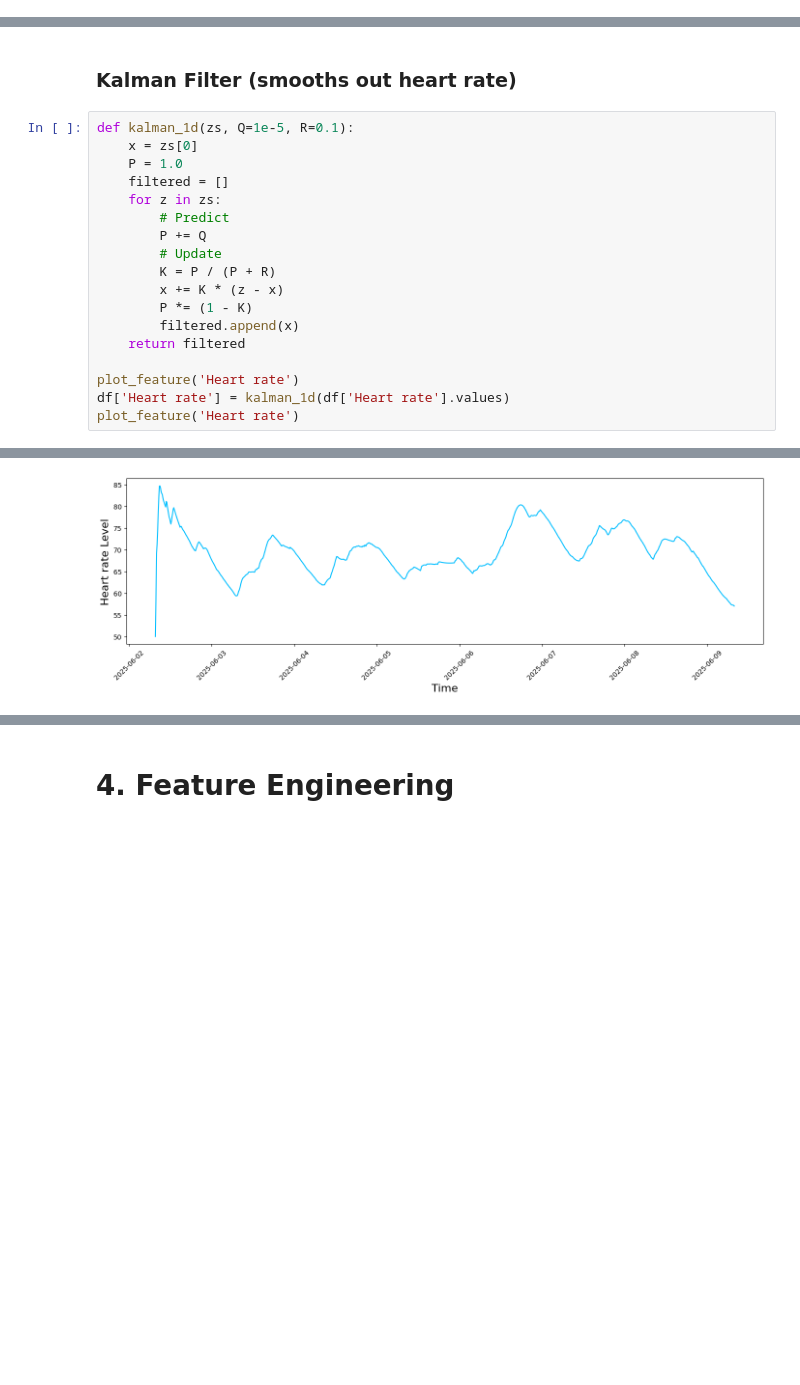
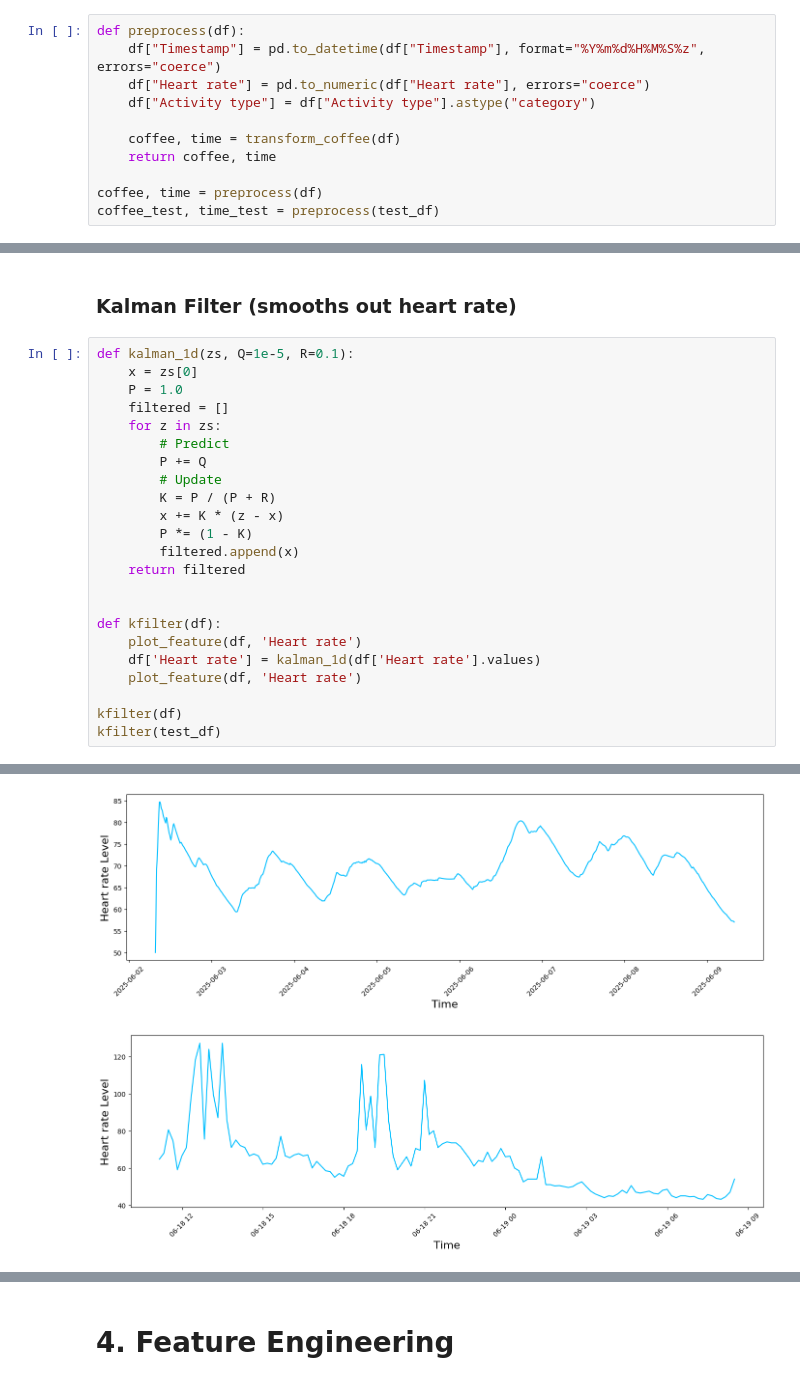
Before and after one commit to PlanetPhilip/ML4QS, a Jupyter notebook: Main.ipynb, the cells around one changed output, grey strips where cells are left out. Cells and saved outputs as stored; diff of their text form; blank space fills up the shorter version.

```diff
--- a/Main.ipynb
+++ b/Main.ipynb
@@ -79,0 +72,11 @@ print(df["Sleep stage"].unique())
+# %%
+def preprocess(df):
+    df["Timestamp"] = pd.to_datetime(df["Timestamp"], format="%Y%m%d%H%M%S%z", errors="coerce")
+    df["Heart rate"] = pd.to_numeric(df["Heart rate"], errors="coerce")
+    df["Activity type"] = df["Activity type"].astype("category")
+
+    coffee, time = transform_coffee(df)
+    return coffee, time
+
+coffee, time = preprocess(df)
+coffee_test, time_test = preprocess(test_df)
@@ -324,21 +376,27 @@ df['Activity type'] = df['Activity type'].fillna(df['Activity type'].mode()[0])
 # %%
 def kalman_1d(zs, Q=1e-5, R=0.1):
     x = zs[0]
     P = 1.0
     filtered = []
     for z in zs:
         # Predict
         P += Q
         # Update
         K = P / (P + R)
         x += K * (z - x)
         P *= (1 - K)
         filtered.append(x)
     return filtered
 
-plot_feature('Heart rate')
-df['Heart rate'] = kalman_1d(df['Heart rate'].values)
-plot_feature('Heart rate')
+
+def kfilter(df):
+    plot_feature(df, 'Heart rate')
+    df['Heart rate'] = kalman_1d(df['Heart rate'].values)
+    plot_feature(df, 'Heart rate')
+
+kfilter(df)
+kfilter(test_df)
 # %% [output]
 [figure]
 [figure]
+[figure, added]
```
Also changed, not shown: parts of 27 cells of this notebook, 4 other files.
